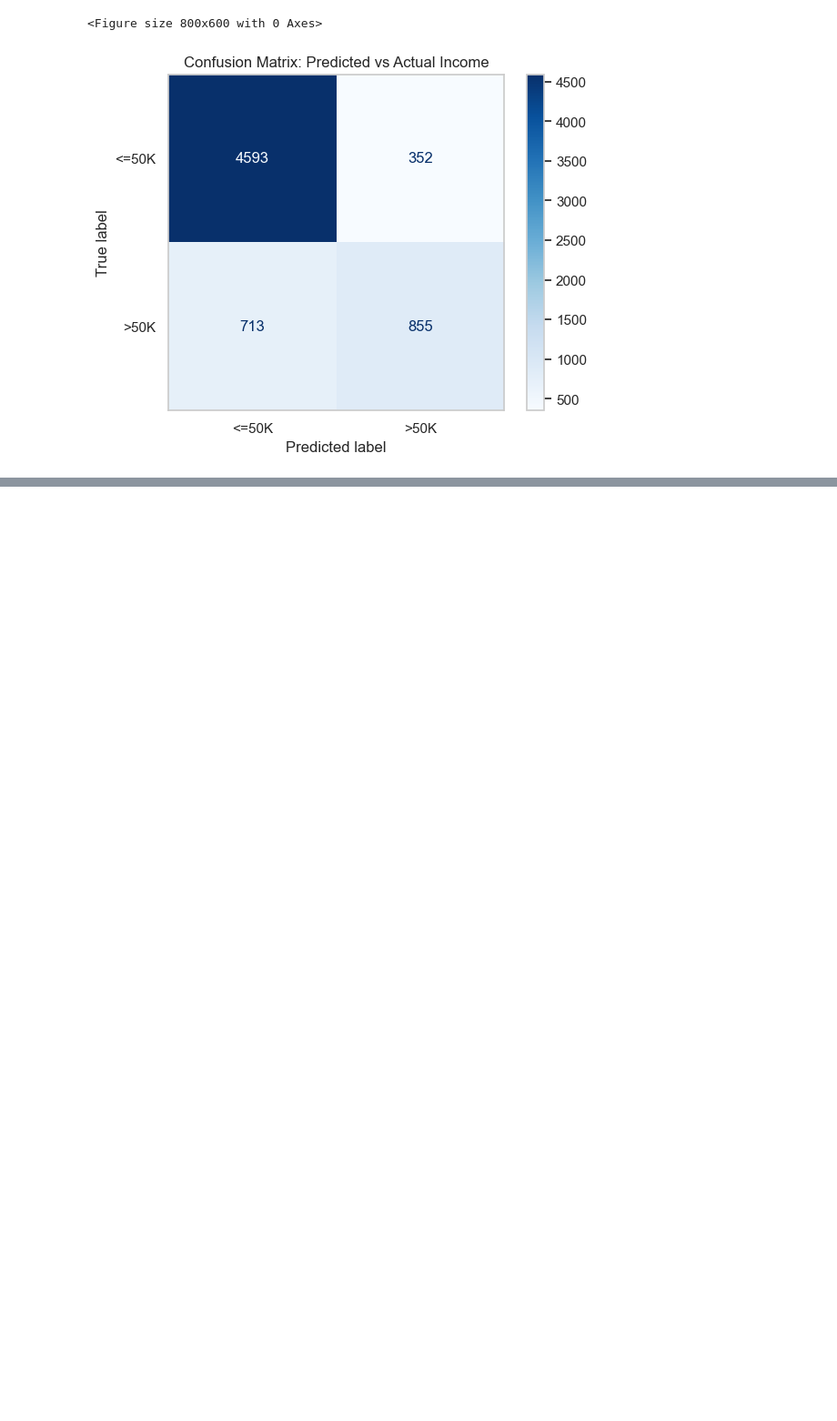
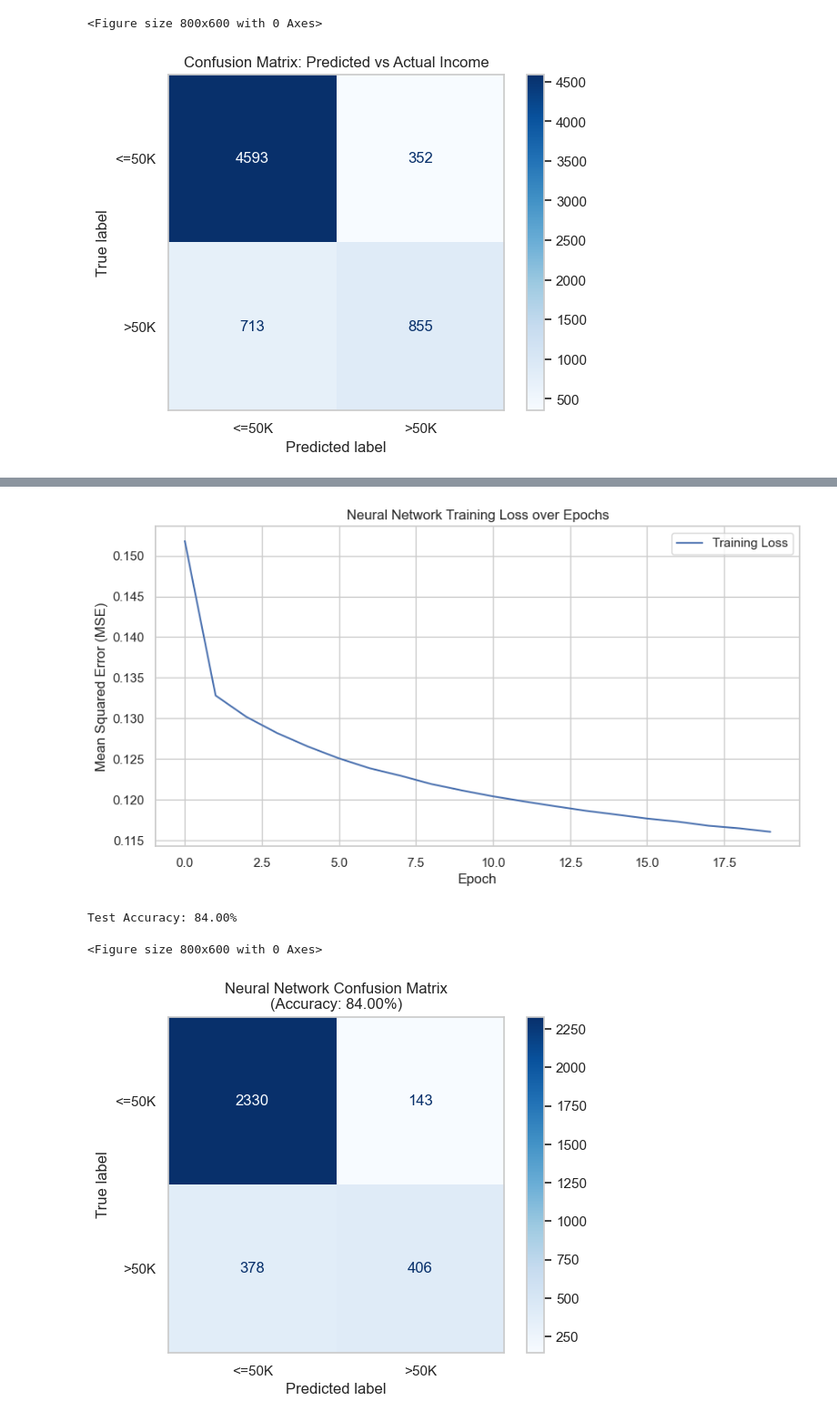
Before and after one commit to gquitian-design/ML-final-project, a Jupyter notebook: main.ipynb, the cells around one changed output, grey strips where cells are left out. Shown: that part at 91% size. Drawn from its saved outputs; the diff is of its cells as text; code cells hidden in the pictures; blank space fills up the shorter version.

Commit message:
added the neural network method

```diff
--- a/main.ipynb
+++ b/main.ipynb
@@ -368,0 +818,49 @@ plot_confusion_matrix(y_test, y_pred, class_labels)
+# %%
+def plot_training_results(model):
+    """
+    Plots the loss curve from the training history.
+    """
+    plt.figure(figsize=(10, 5))
+    plt.plot(model.loss_history, label='Training Loss')
+    plt.title('Neural Network Training Loss over Epochs')
+    plt.xlabel('Epoch')
+    plt.ylabel('Mean Squared Error (MSE)')
+    plt.grid(True)
+    plt.legend()
+    plt.show()
+
+def evaluate_neural_network(model, X_test, y_test, class_names=['<=50K', '>50K']):
+    """
+    Evaluates the model on test data and plots the confusion matrix.
+    """
+    # 1. Get raw predictions (these are continuous numbers from the Linear output)
+    raw_preds = model.predict(X_test)
+
+    # 2. Convert to Class Labels
+    final_preds = (raw_preds > 0.5).astype(int)
+
+    # 3. Calculate Accuracy
+    acc = accuracy_score(y_test, final_preds)
+    print(f"Test Accuracy: {acc:.2%}")
+
+    # 4. Plot Confusion Matrix
+    cm = confusion_matrix(y_test, final_preds)
+    disp = ConfusionMatrixDisplay(confusion_matrix=cm, display_labels=class_names)
+
+    plt.figure(figsize=(8, 6))
+    disp.plot(cmap='Blues', values_format='d')
+    plt.title(f"Neural Network Confusion Matrix\n(Accuracy: {acc:.2%})")
+    plt.grid(False)
+    plt.show()
+# %%
+# 1. Visualize how the loss decreased during training
+plot_training_results(model)
+
+# 2. Visualize the final performance on the Test set
+# Note: Ensure y_tst is the correct shape for the metric functions
+evaluate_neural_network(model, X_tst, y_tst.flatten())
+# %% [output]
+[figure, added]
+Test Accuracy: 84.00%
+<Figure size 800x600 with 0 Axes>
+[figure, added]
```
Also changed, not shown: parts of 15 cells of this notebook.
